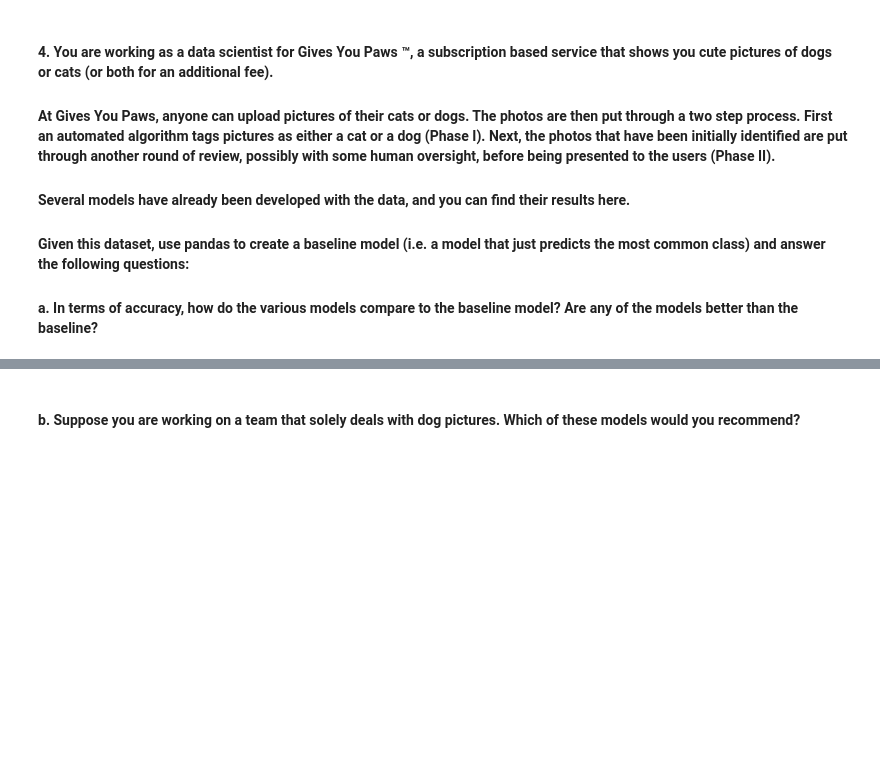
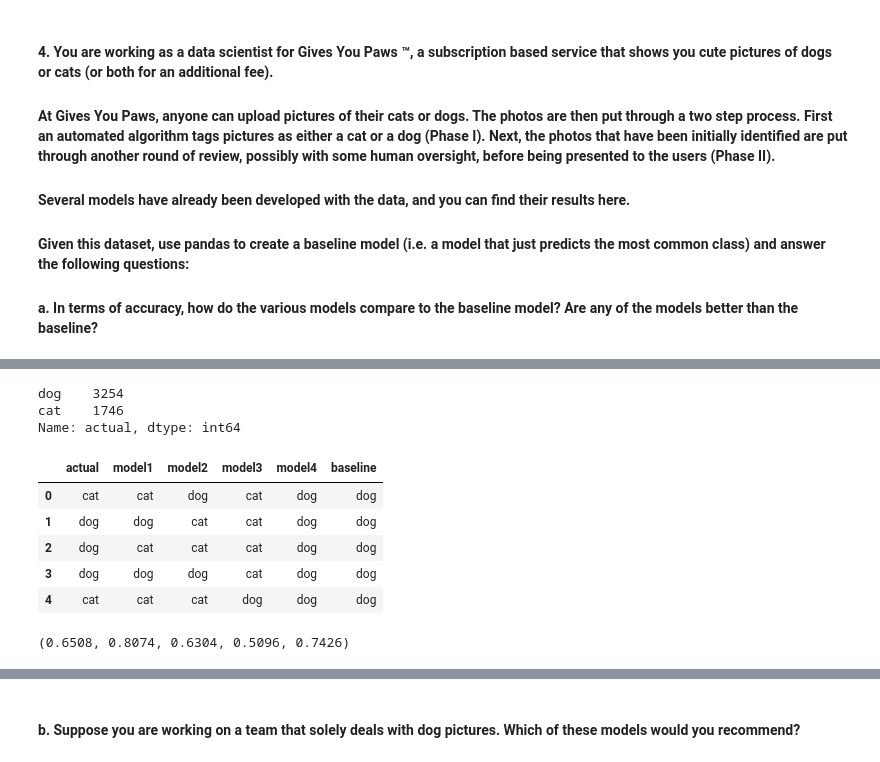
Before and after one commit to Segura-Jorge/classification-exercises, a Jupyter notebook: model_evaluation.ipynb, the cells around one changed output, grey strips where cells are left out. Cells and saved outputs as stored; diff of their text form; code cells hidden in the pictures; blank space fills up the shorter version.

Commit message:
model_evaluation update

```diff
--- a/model_evaluation.ipynb
+++ b/model_evaluation.ipynb
@@ -136,3 +200,6 @@ FN_m3 = FN_m3.shape[0]
 #### Several models have already been developed with the data, and you can find their results here.
 #### Given this dataset, use pandas to create a baseline model (i.e. a model that just predicts the most common class) and answer the following questions:
 #### a. In terms of accuracy, how do the various models compare to the baseline model? Are any of the models better than the baseline?
+# %%
+paws = pd.read_csv('gives_you_paws.csv')
+paws.head()
@@ -138,0 +213,27 @@ FN_m3 = FN_m3.shape[0]
+# %%
+paws.actual.value_counts()
+# %% [output]
+dog    3254
+cat    1746
+Name: actual, dtype: int64
+# %%
+paws['baseline'] = 'dog'
+paws.head()
+# %% [output]
+|  | actual | model1 | model2 | model3 | model4 | baseline |
+| 0 | cat | cat | dog | cat | dog | dog |
+| 1 | dog | dog | cat | cat | dog | dog |
+| 2 | dog | cat | cat | cat | dog | dog |
+| 3 | dog | dog | dog | cat | dog | dog |
+| 4 | cat | cat | cat | dog | dog | dog |
+# %%
+# accuracy
+bl_acc = (paws.actual == paws.baseline).mean()
+m1_acc = (paws.actual == paws.model1).mean()
+m2_acc = (paws.actual == paws.model2).mean()
+m3_acc = (paws.actual == paws.model3).mean()
+m4_acc = (paws.actual == paws.model4).mean()
+
+bl_acc, m1_acc, m2_acc, m3_acc, m4_acc
+# %% [output]
+(0.6508, 0.8074, 0.6304, 0.5096, 0.7426)
```
Also changed, not shown: parts of 31 cells of this notebook.
